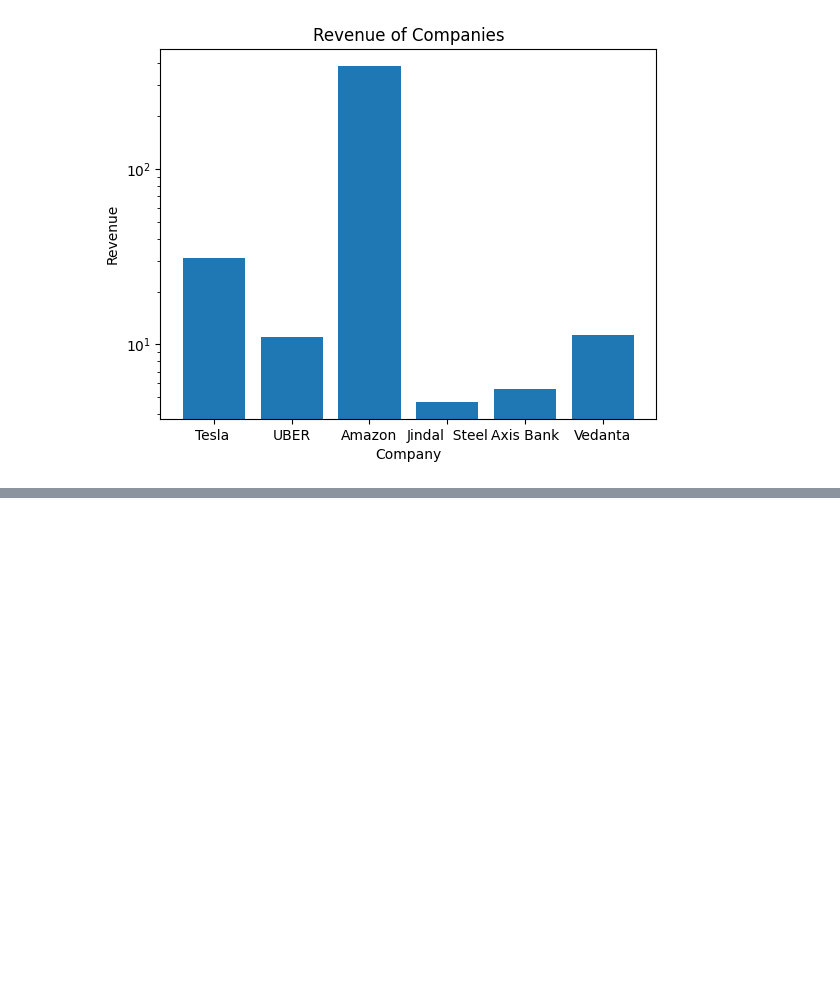
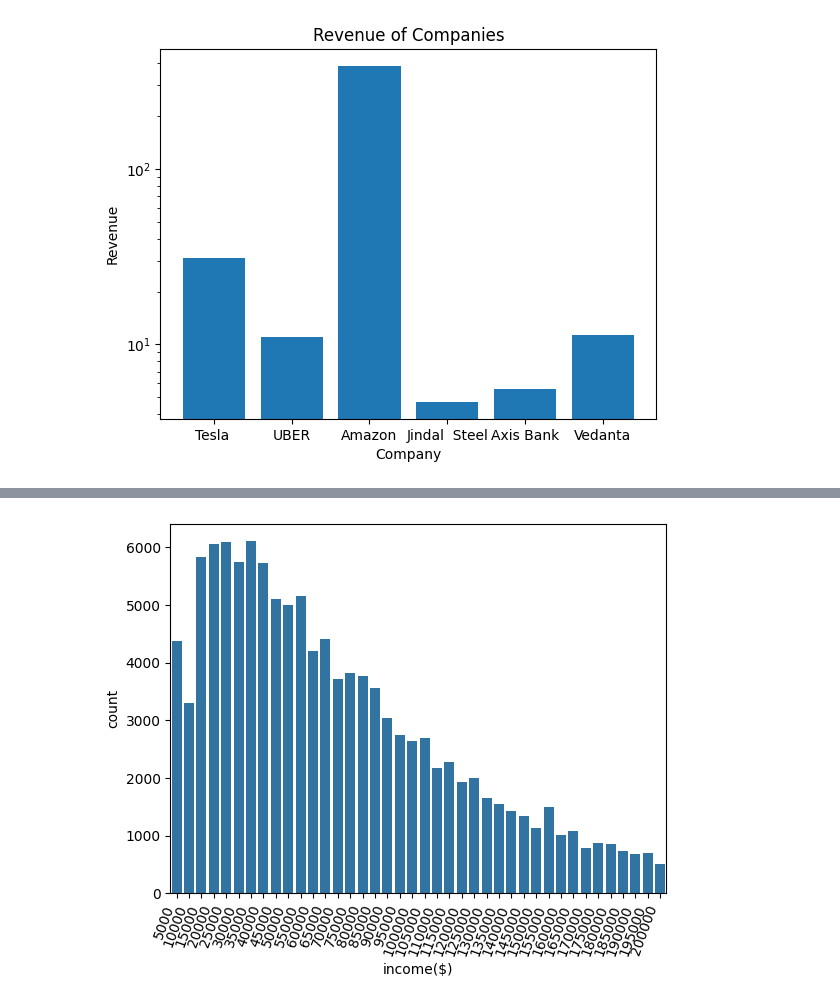
Before and after one commit to Vinay-Yadav01/Learning-ML, a Jupyter notebook: 3_Logarithm.ipynb, the cells around one changed output, grey strips where cells are left out. Drawn from its saved outputs; the diff is of its cells as text; code cells hidden in the pictures; blank space fills up the shorter version.

```diff
--- a/3_Logarithm.ipynb
+++ b/3_Logarithm.ipynb
@@ -45 +44,8 @@ df
+# %%
+import seaborn as sns
+sns.barplot(x='income($)', y='count', data=df)
+plt.xticks(rotation=70, ha='right')
+plt.show()
+# %% [output]
+[figure, added]
 # %%
```
Also changed, not shown: parts of 3 cells of this notebook.
